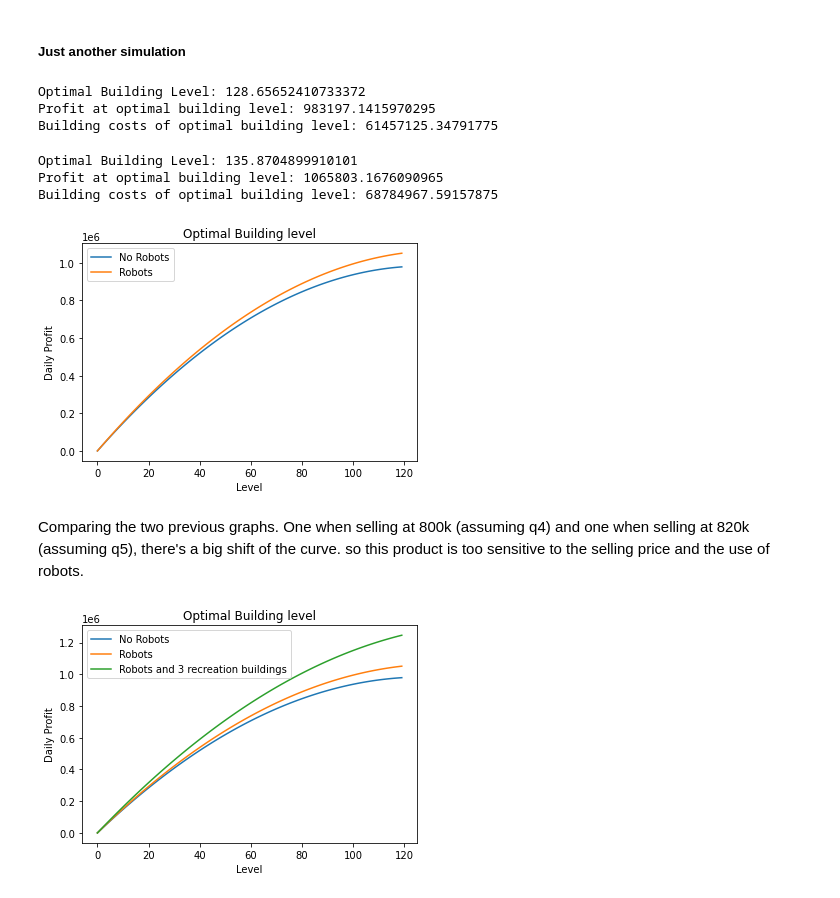
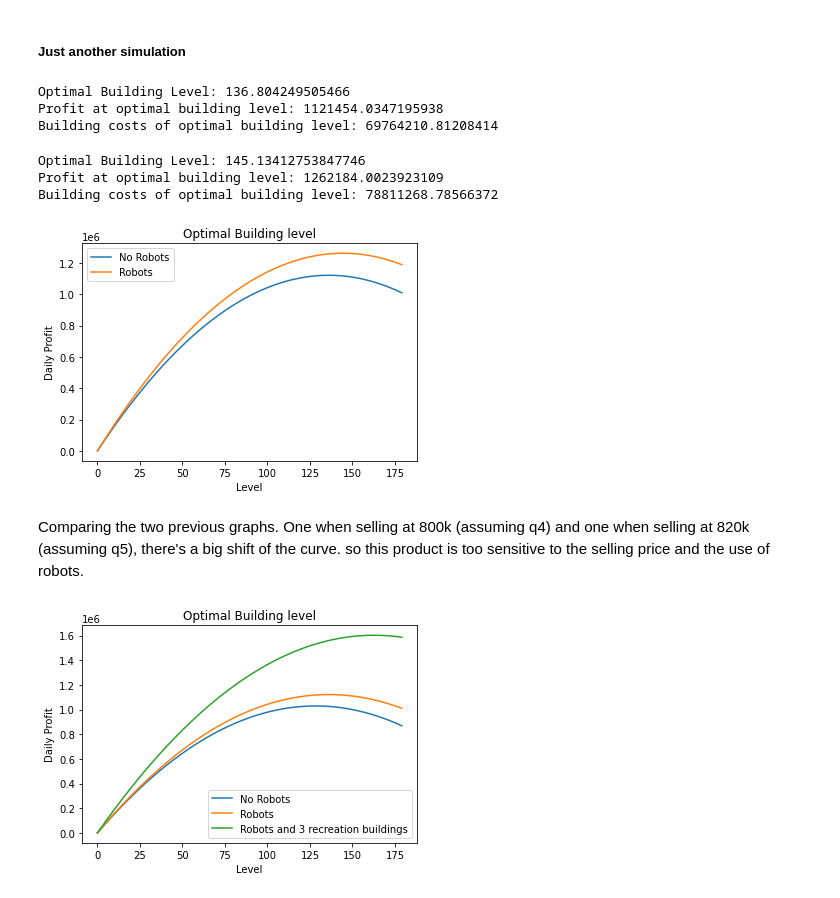
Before and after one commit to OscarFlores-IFi/SimCompanies, a Jupyter notebook: Optimal building level.ipynb, the cells around one changed output. Cells and saved outputs as stored; diff of their text form; code cells hidden in the pictures.

Commit message:
Big changes in mathematical model
The interpratation of the productivity bonus and the Robots use has changed.
Lots of changes for the xlsx and the ipynb

```diff
--- a/Optimal building level.ipynb
+++ b/Optimal building level.ipynb
@@ -85,29 +140,30 @@ import matplotlib.pyplot as plt
 import numpy as np
 import scipy.optimize as opt
 
-from mpl_interactions import ipyplot as iplt
+# from mpl_interactions import ipyplot as iplt
 
-def P(Bl, Rp, In, Pu, Pb, Pw, Sk):
+def P(Bl, Sp, In, Pu, Pb, Pw, Sk, Robots):
     # Profit
-    W = (Bl*(1-Sk)/170 +1)*Pw/(1+Pb)
-    P = (Rp - In - W) * Bl
+    R = 1-0.03*Robots
+    W = (Bl*(1-Sk)/170 +1)*Pw*(1-Pb)*R
+    P = (Sp - In - W) * Bl/(1-Pb)
     return  P * 24 * Pu# To find daily profit
 
-def An_Bl(Rp, In, Pu, Pb, Pw, Sk):
+def An_Bl(Sp, In, Pu, Pb, Pw, Sk, Robots):
     # Analytical estimation for the building level
-    return ((Rp - In)*(1+Pb)/Pw -1)*170/2/(1-Sk)
+    return ((Sp - In)*(1+Pb)/Pw -1)*170/2/(1-Sk) #By now, this method is not working
 
-def Num_Bl(Rp, In, Pu, Pb, Pw, Sk):
+def Num_Bl(Sp, In, Pu, Pb, Pw, Sk, Robots):
     # Numerical estimation for the building level
     def neg_p(*args):
         return -P(*args)
-    return opt.minimize(neg_p,x0=80,args=(Rp, In, Pu, Pb, Pw, Sk)).x[0] # Numerical Optimization
+    return opt.minimize(neg_p,x0=80,args=(Sp, In, Pu, Pb, Pw, Sk, Robots)).x[0] # Numerical Optimization
 
-def P_star(Rp, In, Pu, Pb, Pw, Sk):
+def P_star(Sp, In, Pu, Pb, Pw, Sk, Robots):
     # Optimal Profit
-    # P(Bl(Rp, In, Pu, Pb, Fw, Sk),Rp, In, Pu, Pb, Fw, Sk) equivalent:
-#     return (P(Num_Bl(Rp, In, Pu, Pb, Pw, Sk), Rp, In, Pu, Pb, Pw, Sk))
-    return (P(An_Bl(Rp, In, Pu, Pb, Pw, Sk), Rp, In, Pu, Pb, Pw, Sk))
+    # P(Bl(Sp, In, Pu, Pb, Fw, Sk),Sp, In, Pu, Pb, Fw, Sk) equivalent:
+#     return (P(Num_Bl(Sp, In, Pu, Pb, Pw, Sk, Robots), Sp, In, Pu, Pb, Pw, Sk, Robots))
+    return (P(Num_Bl(Sp, In, Pu, Pb, Pw, Sk, Robots), Sp, In, Pu, Pb, Pw, Sk, Robots))
 
 
 def BuildingCost(Bl, Sl, C):
@@ -370,7 +390,7 @@ plt.show();
 # %%
 # Multi-step Building optimization
 
-Rp = 820000 # Of the final product
+Sp = 820000 # Of the final product
 In = 627989
 Pw = 96960
 
@@ -382,48 +402,48 @@ Sk = 0.3
 slots = 13
 UnitaryBuildingCost = 105000
 
-print("Optimal Building Level: {}".format(Num_Bl(Rp, In, Pu, Pb, Pw, Sk)))
-print("Profit at optimal building level: {}".format(P_star(Rp, In, Pu, Pb, Pw, Sk)))
-print("Building costs of optimal building level: {}".format(OptimalBuildingCosts(An_Bl(Rp, In, Pu, Pb, Pw, Sk), slots, UnitaryBuildingCost)))
+print("Optimal Building Level: {}".format(Num_Bl(Sp, In, Pu, Pb, Pw, Sk, Robots)))
+print("Profit at optimal building level: {}".format(P_star(Sp, In, Pu, Pb, Pw, Sk, Robots)))
+print("Building costs of optimal building level: {}".format(OptimalBuildingCosts(Num_Bl(Sp, In, Pu, Pb, Pw, Sk, Robots), slots, UnitaryBuildingCost)))
 # %% [output]
-Optimal Building Level: 128.65652410733372
-Profit at optimal building level: 983197.1415970295
-Building costs of optimal building level: 61457125.34791775
+Optimal Building Level: 136.804249505466
+Profit at optimal building level: 1121454.0347195938
+Building costs of optimal building level: 69764210.81208414
 # %%
 Pb = 0.07 # Robots
-print("Optimal Building Level: {}".format(Num_Bl(Rp, In, Pu, Pb, Pw, Sk)))
-print("Profit at optimal building level: {}".format(P_star(Rp, In, Pu, Pb, Pw, Sk)))
-print("Building costs of optimal building level: {}".format(OptimalBuildingCosts(An_Bl(Rp, In, Pu, Pb, Pw, Sk), slots, UnitaryBuildingCost)))
+print("Optimal Building Level: {}".format(Num_Bl(Sp, In, Pu, Pb, Pw, Sk, Robots)))
+print("Profit at optimal building level: {}".format(P_star(Sp, In, Pu, Pb, Pw, Sk, Robots)))
+print("Building costs of optimal building level: {}".format(OptimalBuildingCosts(Num_Bl(Sp, In, Pu, Pb, Pw, Sk, Robots), slots, UnitaryBuildingCost)))
 # %% [output]
-Optimal Building Level: 135.8704899910101
-Profit at optimal building level: 1065803.1676090965
-Building costs of optimal building level: 68784967.59157875
+Optimal Building Level: 145.13412753847746
+Profit at optimal building level: 1262184.0023923109
+Building costs of optimal building level: 78811268.78566372
 # %%
-Bls =np.linspace(0,120,120)
+Bls =np.linspace(0,180,180)
 fig, ax = plt.subplots()
-# controls = iplt.plot(Bls, P , Rp=Rp, In=In, Pu=Pu, Pb=(0,0.1), Fw=Fw, Sk=(0,0.6))
-plt.plot(P(Bls, Rp, In, Pu, 0.04, Pw, Sk), label = 'No Robots')
-plt.plot(P(Bls, Rp, In, Pu, 0.07, Pw, Sk), label = 'Robots')
+# controls = iplt.plot(Bls, P , Sp=Sp, In=In, Pu=Pu, Pb=(0,0.1), Fw=Fw, Sk=(0,0.6))
+plt.plot(P(Bls, Sp, In, Pu, 0.04, Pw, Sk, Robots), label = 'No Robots')
+plt.plot(P(Bls, Sp, In, Pu, 0.07, Pw, Sk, Robots), label = 'Robots')
 plt.title('Optimal Building level')
 plt.xlabel('Level')
 plt.ylabel('Daily Profit')
 plt.legend()
 plt.show();
 # %% [output]
-[figure, old version]
+[figure, new version]
 # %% [markdown]
 Comparing the two previous graphs. One when selling at 800k (assuming q4) and one when selling at 820k (assuming q5),  there's a big shift of the curve. so this product is too sensitive to the selling price and the use of robots.
 # %%
-Bls =np.linspace(0,120,120)
+Bls =np.linspace(0,180,180)
 fig, ax = plt.subplots()
-# controls = iplt.plot(Bls, P , Rp=Rp, In=In, Pu=Pu, Pb=(0,0.1), Fw=Fw, Sk=(0,0.6))
-plt.plot(P(Bls, Rp, In, Pu, 0.04, Pw, Sk), label = 'No Robots')
-plt.plot(P(Bls, Rp, In, Pu, 0.07, Pw, Sk), label = 'Robots')
-plt.plot(P(Bls, Rp, In, Pu, 0.16, Pw, Sk), label = 'Robots and 3 recreation buildings')
+# controls = iplt.plot(Bls, P , Sp=Sp, In=In, Pu=Pu, Pb=(0,0.1), Fw=Fw, Sk=(0,0.6))
+plt.plot(P(Bls, Sp, In, Pu, 0.04, Pw, Sk, 0), label = 'No Robots')
+plt.plot(P(Bls, Sp, In, Pu, 0.04, Pw, Sk, 1), label = 'Robots')
+plt.plot(P(Bls, Sp, In, Pu, 0.13, Pw, Sk, 1), label = 'Robots and 3 recreation buildings')
 plt.title('Optimal Building level')
 plt.xlabel('Level')
 plt.ylabel('Daily Profit')
 plt.legend()
 plt.show();
 # %% [output]
-[figure, old version]
+[figure, new version]
```
Also changed, not shown: parts of 23 cells of this notebook.
